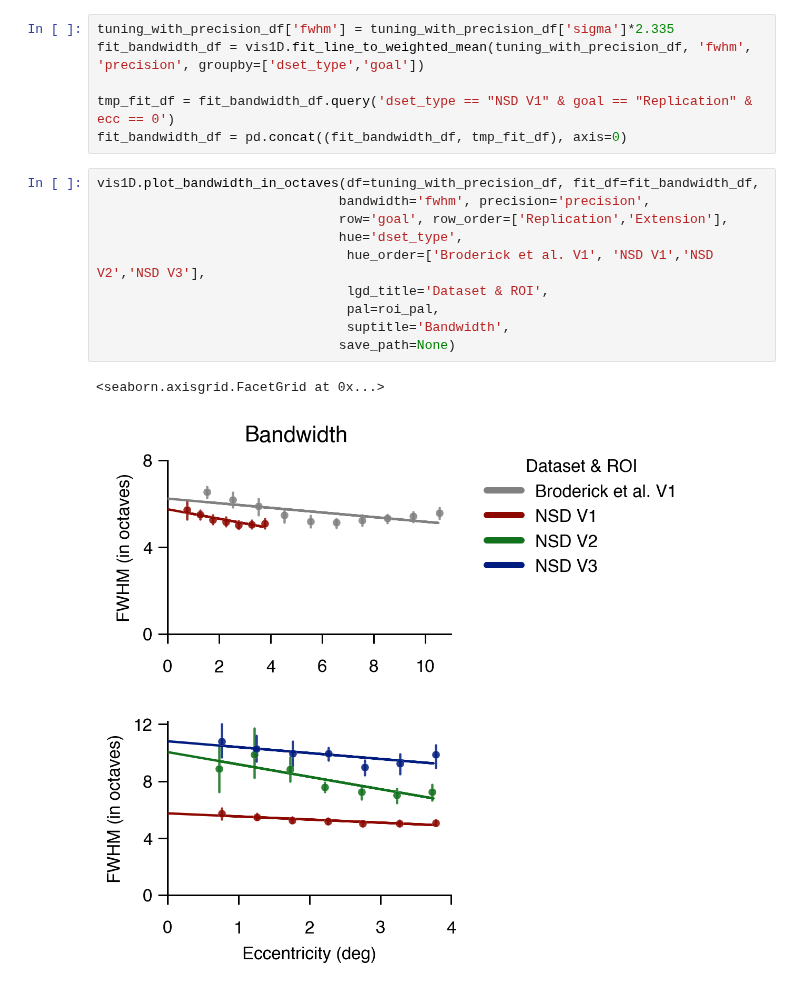
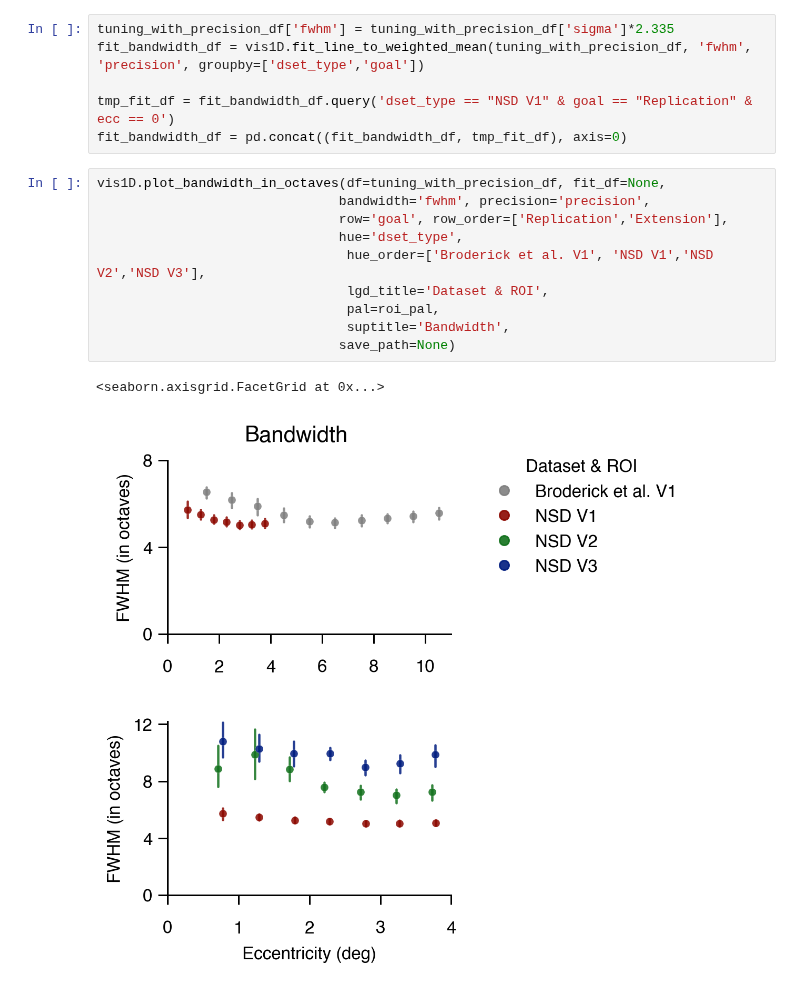
Before and after one commit to JiyeongHa/Spatial-Frequency-Preference_NSDsyn, a Jupyter notebook: notebooks/2.3-plot-tuning-curve-results.ipynb, the cells around one changed output. Cells and saved outputs as stored; diff of their text form.

Commit message:
update rules on bandwidth  figures

```diff
--- a/notebooks/2.3-plot-tuning-curve-results.ipynb
+++ b/notebooks/2.3-plot-tuning-curve-results.ipynb
@@ -216,15 +216,15 @@ fit_bandwidth_df = vis1D.fit_line_to_weighted_mean(tuning_with_precision_df, 'fw
 tmp_fit_df = fit_bandwidth_df.query('dset_type == "NSD V1" & goal == "Replication" & ecc == 0')
 fit_bandwidth_df = pd.concat((fit_bandwidth_df, tmp_fit_df), axis=0)
 # %%
-vis1D.plot_bandwidth_in_octaves(df=tuning_with_precision_df, fit_df=fit_bandwidth_df,
+vis1D.plot_bandwidth_in_octaves(df=tuning_with_precision_df, fit_df=None,
                                bandwidth='fwhm', precision='precision',
                                row='goal', row_order=['Replication','Extension'],
                                hue='dset_type',
                                 hue_order=['Broderick et al. V1', 'NSD V1','NSD V2','NSD V3'],
                                 lgd_title='Dataset & ROI',
                                 pal=roi_pal,
                                 suptitle='Bandwidth',
                                save_path=None)
 # %% [output]
 <seaborn.axisgrid.FacetGrid at 0x...>
-[figure, old version]
+[figure, new version]
```
Also changed, not shown: parts of 1 cell of this notebook, 2 other files.
